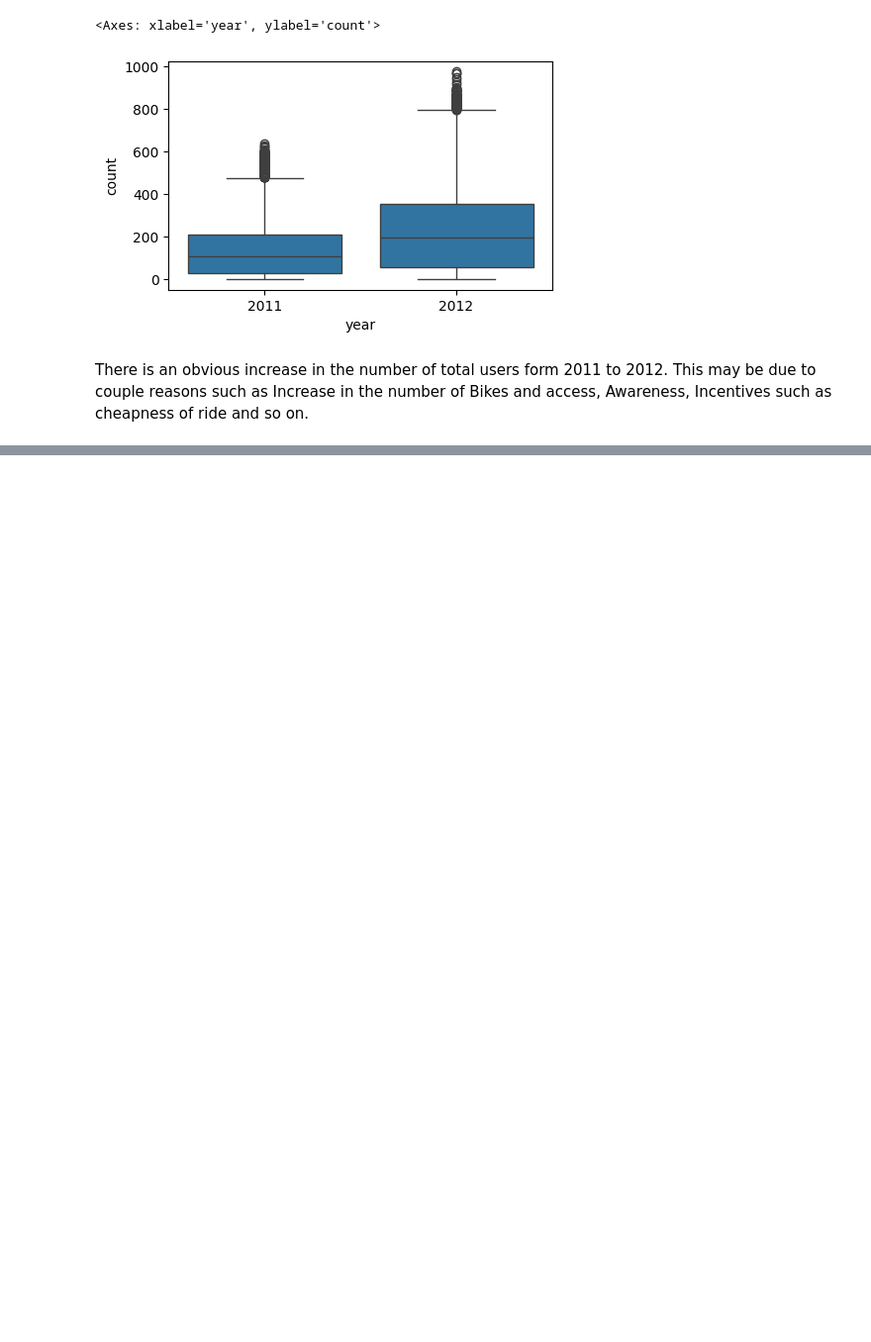
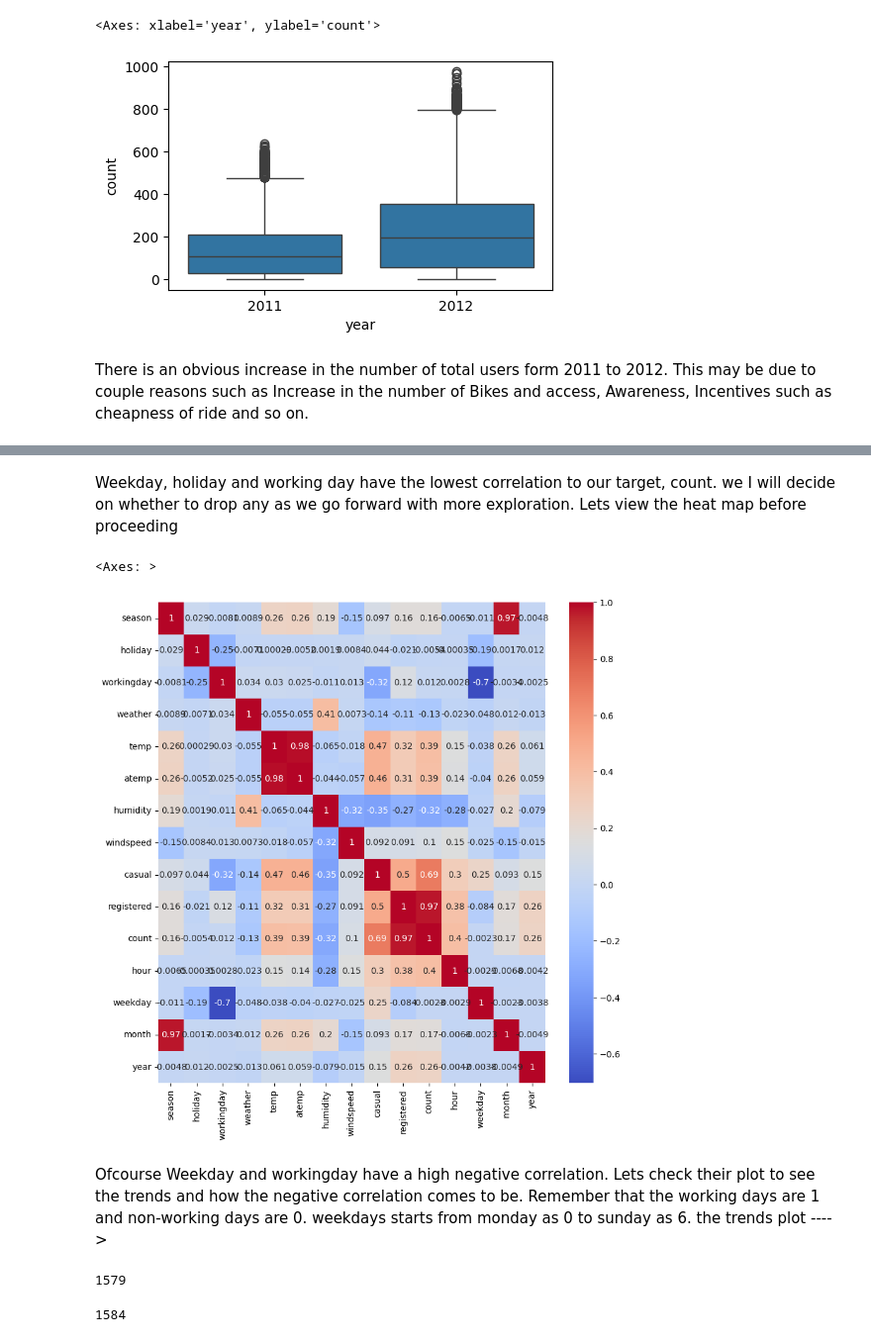
Before and after one commit to Mainasaid/Bike-demand-prediction, a Jupyter notebook: project.ipynb, the cells around one changed output, grey strips where cells are left out. Shown at 99% size. Drawn from its saved outputs; the diff is of its cells as text; code cells hidden in the pictures; blank space fills up the shorter version.

```diff
--- a/project.ipynb
+++ b/project.ipynb
@@ -194,0 +240,20 @@ There is an obvious increase in the number of total users form 2011 to 2012. Thi
+# %% [markdown]
+Weekday, holiday and working day have the lowest correlation to our target, count. we I will decide on whether to drop any as we go forward with more exploration. Lets view the heat map before proceeding
+# %%
+plt.figure(figsize=(10,10))
+sns.heatmap(corr, annot=True, cmap='coolwarm')
+# %% [output]
+<Axes: >
+[figure, added]
+# %% [markdown]
+Ofcourse Weekday and workingday have a high negative correlation. Lets check their plot to see the trends and how the negative correlation comes to be. Remember that the working days are 1 and non-working days are 0. weekdays starts from monday as 0 to sunday as 6. the trends plot ---->
+# %%
+# number of non working days that concides with sundays
+len(train_df[(train_df['workingday'] == 0) & (train_df['weekday'] == 6)])
+# %% [output]
+1579
+# %%
+# number of non working days that concides with saturday
+len(train_df[(train_df['workingday'] == 0) & (train_df['weekday'] == 5)])
+# %% [output]
+1584
```
Also changed, not shown: parts of 38 cells of this notebook.
